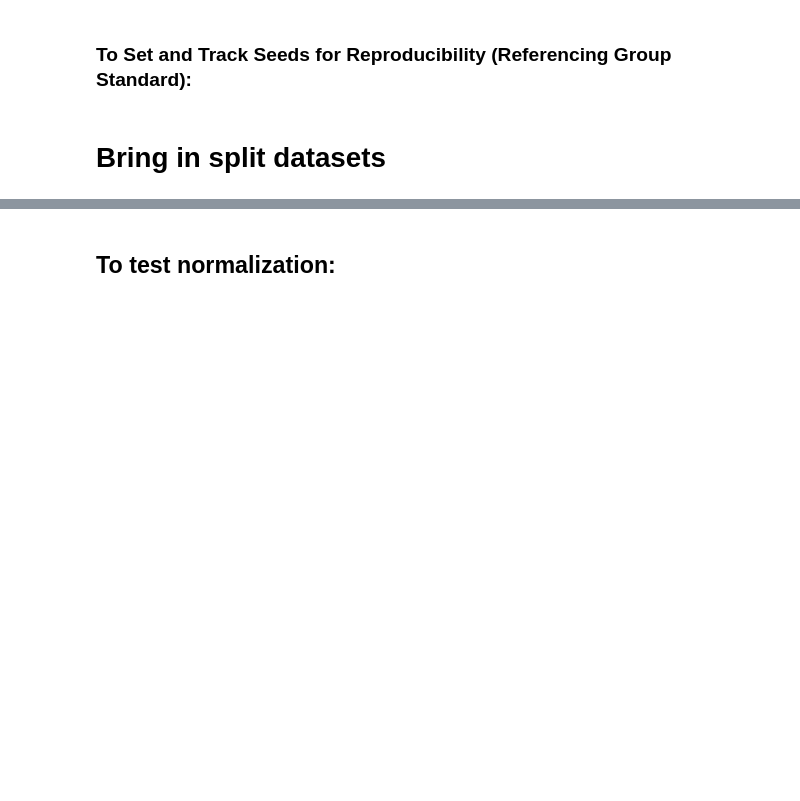
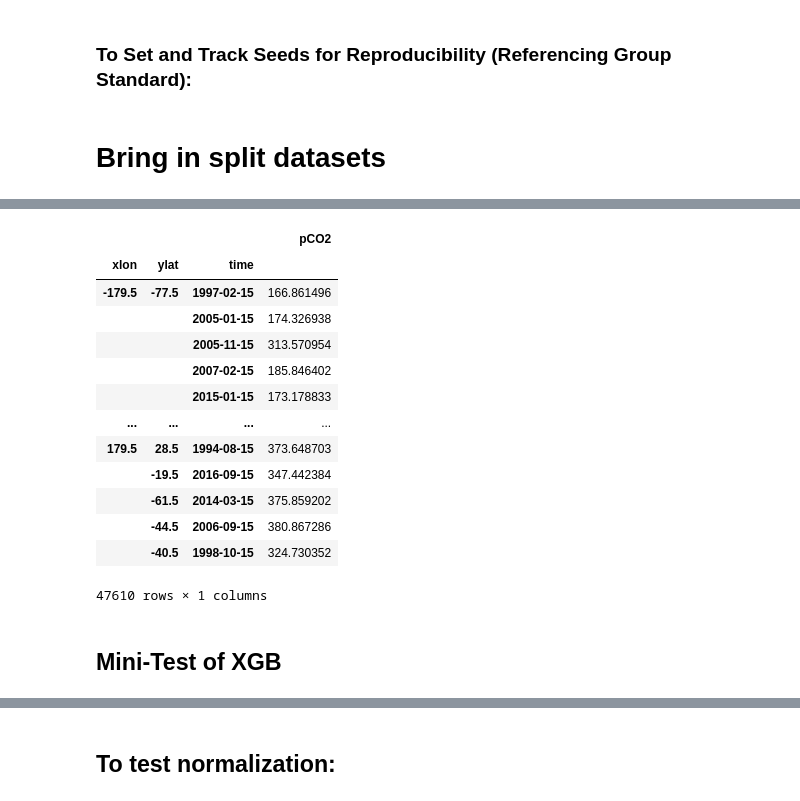
Before and after one commit to juliasimpson97/MLEE-final-project, a Jupyter notebook: models/XBG.ipynb, the cells around one changed output, grey strips where cells are left out. Cells and saved outputs as stored; diff of their text form; code cells hidden in the pictures; blank space fills up the shorter version.

```diff
--- a/models/XBG.ipynb
+++ b/models/XBG.ipynb
@@ -67,2 +79,19 @@ Check that data was saved and loaded properly:
 # %%
-# y_test_df
+y_test_df
+# %% [output]
+|  |  |  | pCO2 |
+| xlon | ylat | time |  |
+| -179.5 | -77.5 | 1997-02-15 | 166.861496 |
+|  |  | 2005-01-15 | 174.326938 |
+|  |  | 2005-11-15 | 313.570954 |
+|  |  | 2007-02-15 | 185.846402 |
+|  |  | 2015-01-15 | 173.178833 |
+| ... | ... | ... | ... |
+| 179.5 | 28.5 | 1994-08-15 | 373.648703 |
+|  | -19.5 | 2016-09-15 | 347.442384 |
+|  | -61.5 | 2014-03-15 | 375.859202 |
+|  | -44.5 | 2006-09-15 | 380.867286 |
+|  | -40.5 | 1998-10-15 | 324.730352 |
+47610 rows × 1 columns
+# %% [markdown]
+## Mini-Test of XGB
```
Also changed, not shown: parts of 28 cells of this notebook.
